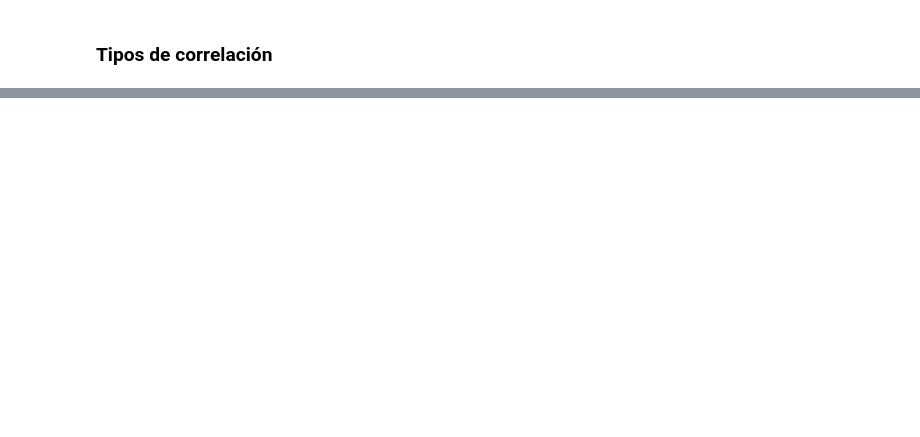
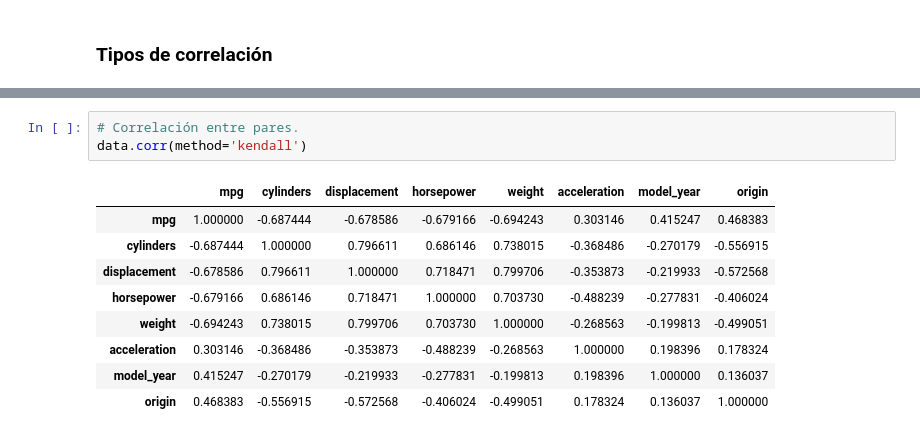
Before and after one commit to brunomaso1/ml-porfolio, a Jupyter notebook: content/posts/jupyter-notebooks/2018/Correlación_de_atributos_python.ipynb, the cells around one changed output, grey strips where cells are left out. Saved outputs shown, nothing was run; the diff lists cells and outputs as text; blank space fills up the shorter version.

```diff
--- a/content/posts/jupyter-notebooks/2018/Correlación_de_atributos_python.ipynb
+++ b/content/posts/jupyter-notebooks/2018/Correlación_de_atributos_python.ipynb
@@ -81,0 +243,13 @@ O sea, 42% de variación de $Y$ puede ser explicada por $X$.
+# %%
+# Correlación entre pares.
+data.corr(method='kendall')
+# %% [output]
+|  | mpg | cylinders | displacement | horsepower | weight | acceleration | model_year | origin |
+| mpg | 1.000000 | -0.687444 | -0.678586 | -0.679166 | -0.694243 | 0.303146 | 0.415247 | 0.468383 |
+| cylinders | -0.687444 | 1.000000 | 0.796611 | 0.686146 | 0.738015 | -0.368486 | -0.270179 | -0.556915 |
+| displacement | -0.678586 | 0.796611 | 1.000000 | 0.718471 | 0.799706 | -0.353873 | -0.219933 | -0.572568 |
+| horsepower | -0.679166 | 0.686146 | 0.718471 | 1.000000 | 0.703730 | -0.488239 | -0.277831 | -0.406024 |
+| weight | -0.694243 | 0.738015 | 0.799706 | 0.703730 | 1.000000 | -0.268563 | -0.199813 | -0.499051 |
+| acceleration | 0.303146 | -0.368486 | -0.353873 | -0.488239 | -0.268563 | 1.000000 | 0.198396 | 0.178324 |
+| model_year | 0.415247 | -0.270179 | -0.219933 | -0.277831 | -0.199813 | 0.198396 | 1.000000 | 0.136037 |
+| origin | 0.468383 | -0.556915 | -0.572568 | -0.406024 | -0.499051 | 0.178324 | 0.136037 | 1.000000 |
```
Also changed, not shown: parts of 19 cells of this notebook, 5 other files.
